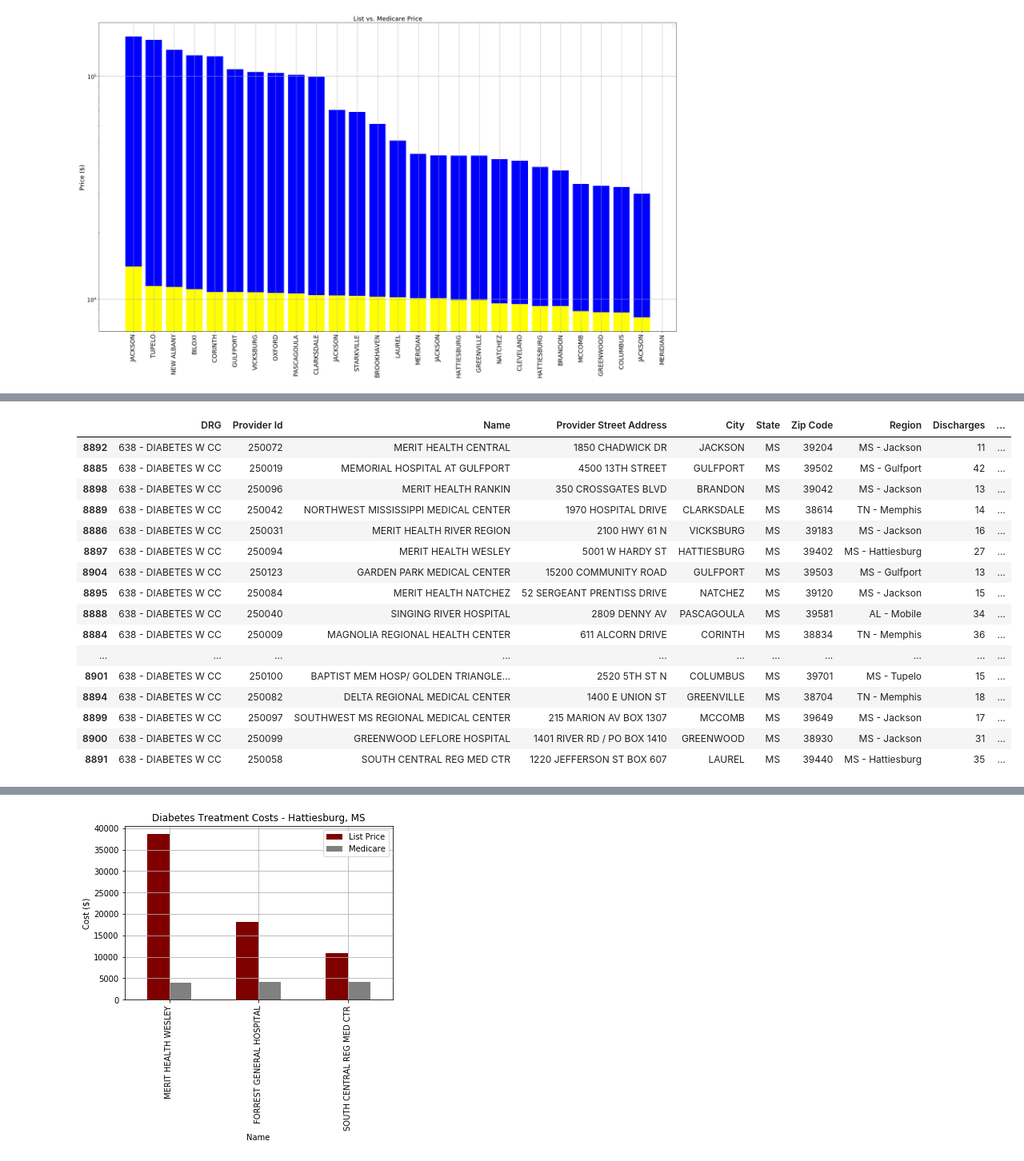
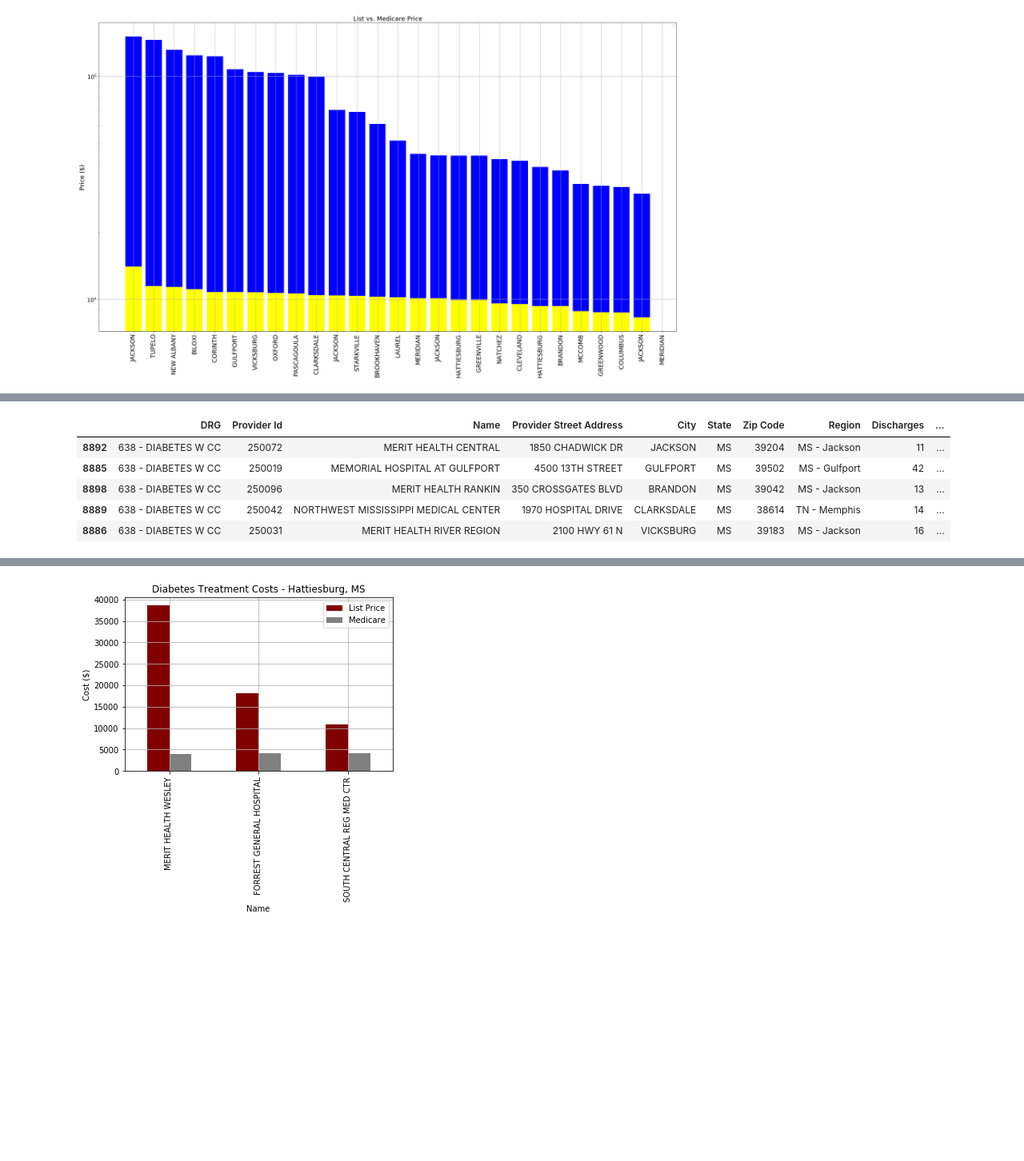
Before and after one commit to BrandinO771/viper_proj_1, a Jupyter notebook: calculations_ron/medical_deltas.ipynb, the cells around one changed output, grey strips where cells are left out. Shown at 80% size. Cells and saved outputs as stored; diff of their text form; code cells hidden in the pictures; blank space fills up the shorter version.

```diff
--- a/calculations_ron/medical_deltas.ipynb
+++ b/calculations_ron/medical_deltas.ipynb
@@ -40,16 +41,16 @@ for i in range(len(drg_master)):
 
     for j in range (len(centroids)):
         if str(centroids.iloc[j]['State_Abb']) == str(drg_master.iloc[i]['State']):
-            drg_master.ix[i, 'Latitude'] = centroids.iloc[j]['Latitude']
-            drg_master.ix[i, 'Longitude'] = centroids.iloc[j]['Longitude']
+            drg_master.at[i, 'Latitude'] = centroids.iloc[j]['Latitude']
+            drg_master.at[i, 'Longitude'] = centroids.iloc[j]['Longitude']
         if str(census_master.iloc[j]['State']) == str(drg_master.iloc[i]['State']):
             try:
-                drg_master.ix[i, 'Per Capita Income'] = census_master.iloc[j]['Per Capita Income']
-                drg_master.ix[i, 'Poverty Rate'] = census_master.iloc[j]['Poverty Rate']
-                drg_master.ix[i, 'Median Age'] = census_master.iloc[j]['Median Age']
+                drg_master.at[i, 'Per Capita Income'] = census_master.iloc[j]['Per Capita Income']
+                drg_master.at[i, 'Poverty Rate'] = census_master.iloc[j]['Poverty Rate']
+                drg_master.at[i, 'Median Age'] = census_master.iloc[j]['Median Age']
             except (KeyError, IndexError):
-                drg_master.ix[i, 'Per Capita Income'] = ''
-                drg_master.ix[i, 'Poverty Rate'] = ''
-                drg_master.ix[i, 'Median Age'] = ''
-drg_master.head()
+                drg_master.at[i, 'Per Capita Income'] = ''
+                drg_master.at[i, 'Poverty Rate'] = ''
+                drg_master.at[i, 'Median Age'] = ''
+drg_master.head(2)
 # %% [output]
@@ -315,26 +276,15 @@ m
 # %%
 #Drill into Mississippi - DIABETES
 diabetes_ms = diabetes_master.loc[diabetes_master['State'] == 'MS']
-diabetes_ms.sort_values(by='List Price', ascending=False)
+diabetes_ms.sort_values(by='List Price', ascending=False).head()
 #### OBSERVED - JACKSON, AND HATTIESBURG LARGE / SMALL REGIONS ARE OF INTEREST
 # %% [output]
 |  | DRG | Provider Id | Name | Provider Street Address | City | State | Zip Code | Region | Discharges | ... |
 | 8892 | 638 - DIABETES W CC | 250072 | MERIT HEALTH CENTRAL | 1850 CHADWICK DR | JACKSON | MS | 39204 | MS - Jackson | 11 | ... |
 | 8885 | 638 - DIABETES W CC | 250019 | MEMORIAL HOSPITAL AT GULFPORT | 4500 13TH STREET | GULFPORT | MS | 39502 | MS - Gulfport | 42 | ... |
 | 8898 | 638 - DIABETES W CC | 250096 | MERIT HEALTH RANKIN | 350 CROSSGATES BLVD | BRANDON | MS | 39042 | MS - Jackson | 13 | ... |
 | 8889 | 638 - DIABETES W CC | 250042 | NORTHWEST MISSISSIPPI MEDICAL CENTER | 1970 HOSPITAL DRIVE | CLARKSDALE | MS | 38614 | TN - Memphis | 14 | ... |
 | 8886 | 638 - DIABETES W CC | 250031 | MERIT HEALTH RIVER REGION | 2100 HWY 61 N | VICKSBURG | MS | 39183 | MS - Jackson | 16 | ... |
-| 8897 | 638 - DIABETES W CC | 250094 | MERIT HEALTH WESLEY | 5001 W HARDY ST | HATTIESBURG | MS | 39402 | MS - Hattiesburg | 27 | ... |
-| 8904 | 638 - DIABETES W CC | 250123 | GARDEN PARK MEDICAL CENTER | 15200 COMMUNITY ROAD | GULFPORT | MS | 39503 | MS - Gulfport | 13 | ... |
-| 8895 | 638 - DIABETES W CC | 250084 | MERIT HEALTH NATCHEZ | 52 SERGEANT PRENTISS DRIVE | NATCHEZ | MS | 39120 | MS - Jackson | 15 | ... |
-| 8888 | 638 - DIABETES W CC | 250040 | SINGING RIVER HOSPITAL | 2809 DENNY AV | PASCAGOULA | MS | 39581 | AL - Mobile | 34 | ... |
-| 8884 | 638 - DIABETES W CC | 250009 | MAGNOLIA REGIONAL HEALTH CENTER | 611 ALCORN DRIVE | CORINTH | MS | 38834 | TN - Memphis | 36 | ... |
-| ... | ... | ... | ... | ... | ... | ... | ... | ... | ... | ... |
-| 8901 | 638 - DIABETES W CC | 250100 | BAPTIST MEM HOSP/ GOLDEN TRIANGLE... | 2520 5TH ST N | COLUMBUS | MS | 39701 | MS - Tupelo | 15 | ... |
-| 8894 | 638 - DIABETES W CC | 250082 | DELTA REGIONAL MEDICAL CENTER | 1400 E UNION ST | GREENVILLE | MS | 38704 | TN - Memphis | 18 | ... |
-| 8899 | 638 - DIABETES W CC | 250097 | SOUTHWEST MS REGIONAL MEDICAL CENTER | 215 MARION AV BOX 1307 | MCCOMB | MS | 39649 | MS - Jackson | 17 | ... |
-| 8900 | 638 - DIABETES W CC | 250099 | GREENWOOD LEFLORE HOSPITAL | 1401 RIVER RD / PO BOX 1410 | GREENWOOD | MS | 38930 | MS - Jackson | 31 | ... |
-| 8891 | 638 - DIABETES W CC | 250058 | SOUTH CENTRAL REG MED CTR | 1220 JEFFERSON ST BOX 607 | LAUREL | MS | 39440 | MS - Hattiesburg | 35 | ... |
 # %%
 #Drill into Jackson, Mississippi Region - DIABETES
 diabetes_jackson = diabetes_ms.loc[diabetes_ms['Region'] == 'MS - Jackson']
```
Also changed, not shown: parts of 13 cells of this notebook, 8 other files.
